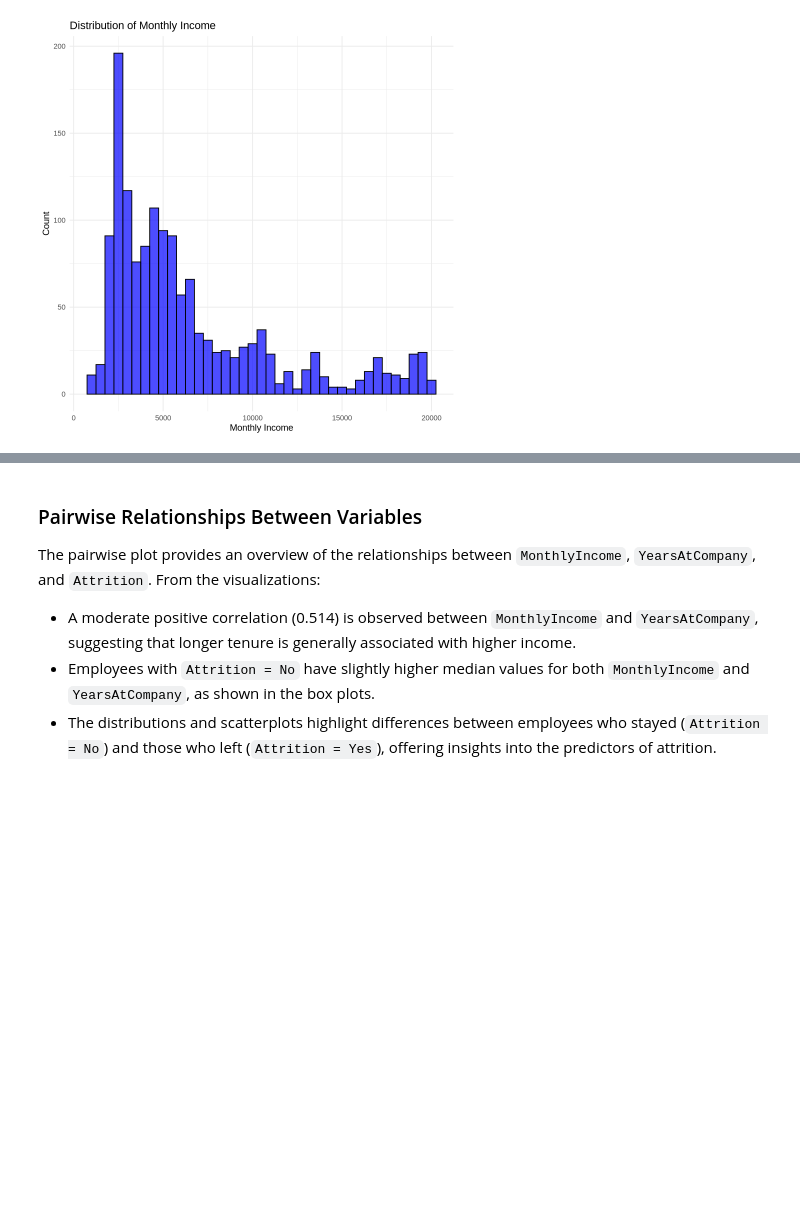
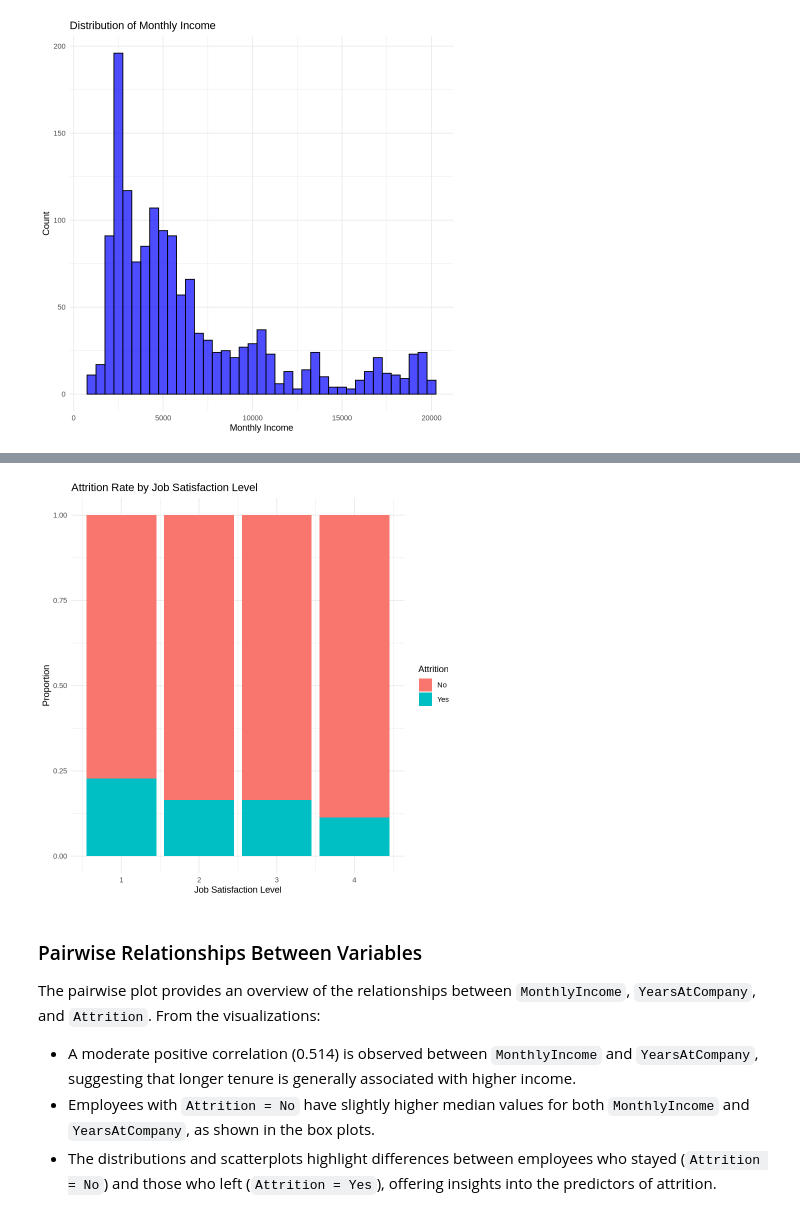
Before and after one commit to navthukral/STAT301Project, a Jupyter notebook: GroupReport.ipynb, the cells around one changed output, grey strips where cells are left out. Drawn from its saved outputs; the diff is of its cells as text; code cells hidden in the pictures; blank space fills up the shorter version.

```diff
--- a/GroupReport.ipynb
+++ b/GroupReport.ipynb
@@ -104,3 +247,15 @@ ggplot(data, aes(x = Attrition, y = MonthlyIncome, fill = Attrition)) +
+# %%
+# barplot of job satisfaction by attrition
+ggplot(data, aes(x = JobSatisfaction, fill = Attrition)) +
+    geom_bar(position = "fill") +
+    labs(
+        title = "Attrition Rate by Job Satisfaction Level",
+        x = "Job Satisfaction Level",
+        y = "Proportion"
+    ) +
+    theme_minimal()
+# %% [output]
+[figure, added]
 # %% [markdown]
 ### Pairwise Relationships Between Variables
 
```
Also changed, not shown: parts of 19 cells of this notebook.
